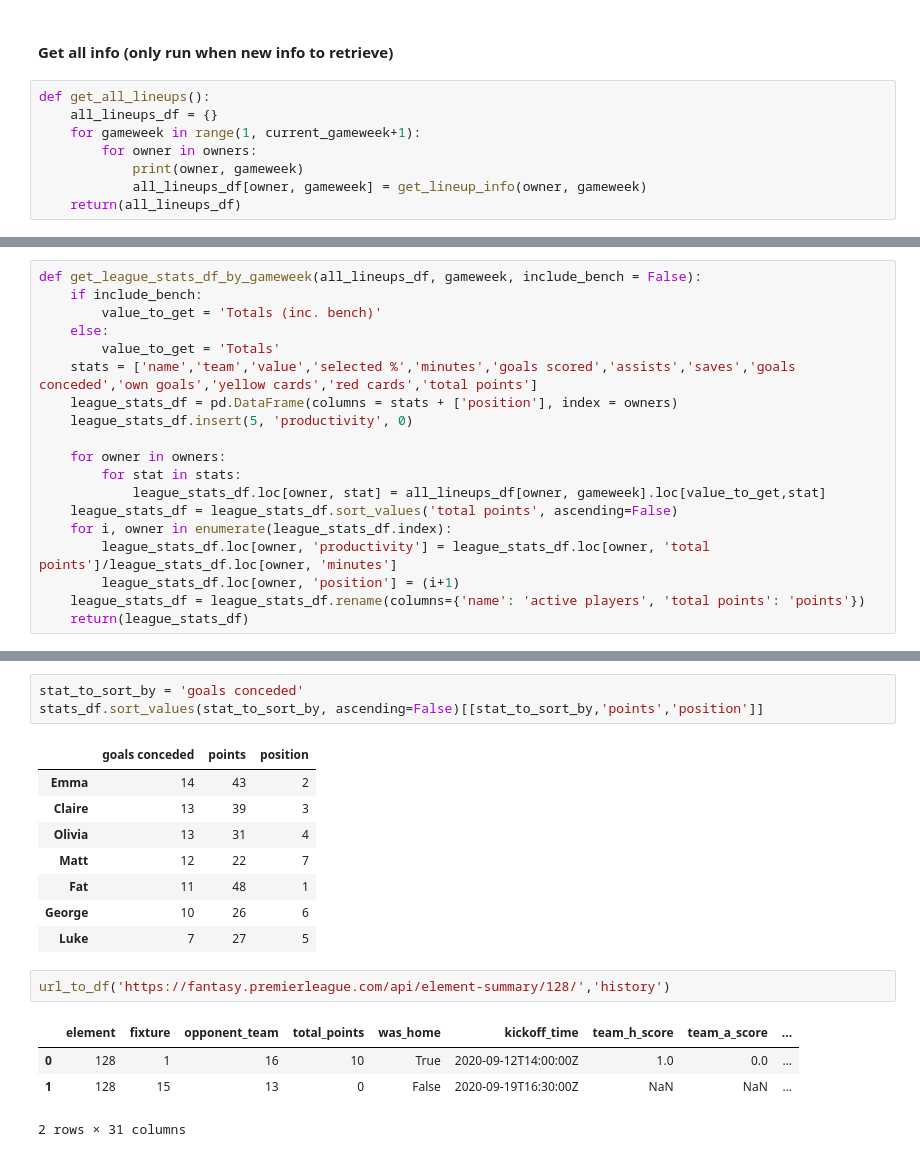
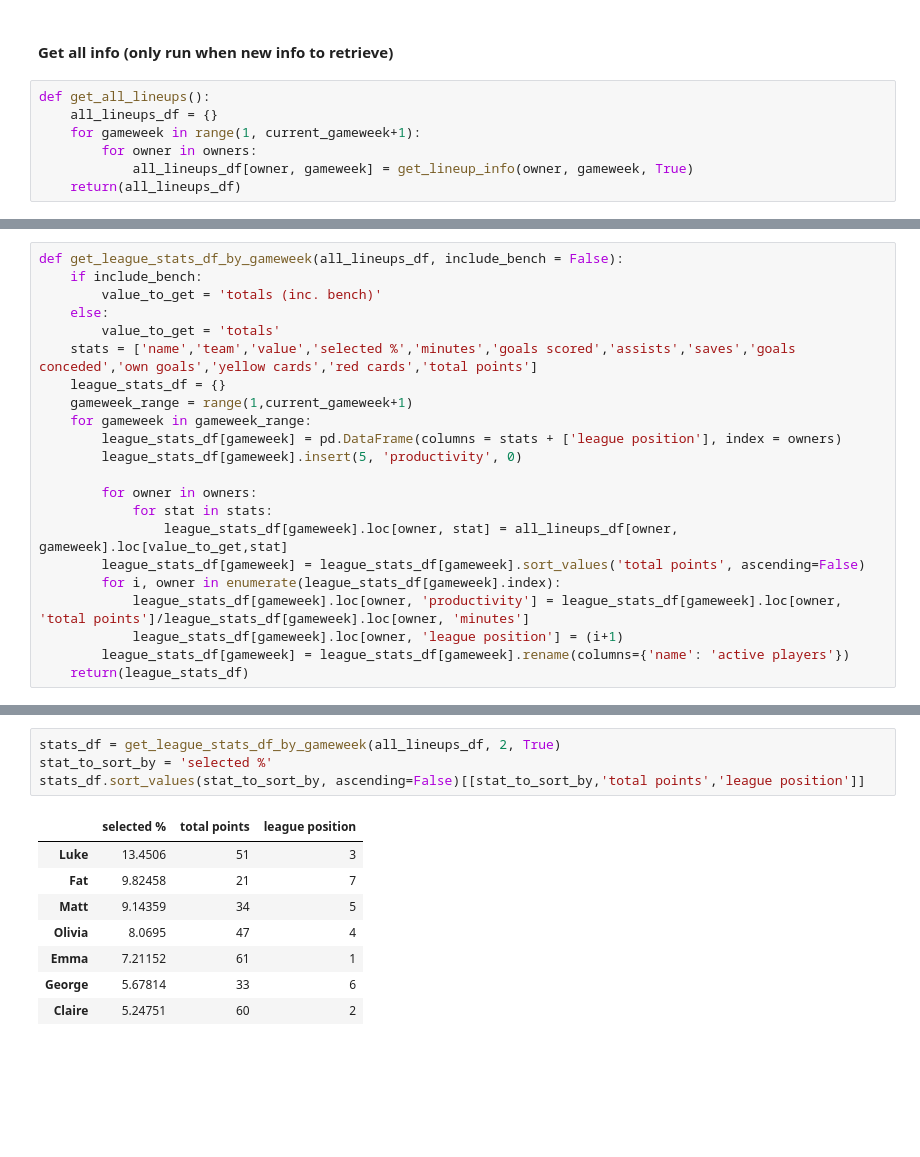
Before and after one commit to mattdanhall/fantasy_stats, a Jupyter notebook: fantasy_stats.ipynb, the cells around one changed output, grey strips where cells are left out. Saved outputs shown, nothing was run; the diff lists cells and outputs as text; blank space fills up the shorter version.

Commit message:
revamped stat df

```diff
--- a/fantasy_stats.ipynb
+++ b/fantasy_stats.ipynb
@@ -155,8 +174,7 @@ def get_all_lineups():
     all_lineups_df = {}
     for gameweek in range(1, current_gameweek+1):
         for owner in owners:
-            print(owner, gameweek)
-            all_lineups_df[owner, gameweek] = get_lineup_info(owner, gameweek)
+            all_lineups_df[owner, gameweek] = get_lineup_info(owner, gameweek, True)
     return(all_lineups_df)
 # %%
 all_lineups_df = get_all_lineups()
@@ -180,19 +204,22 @@ George 2
 # %%
-def get_league_stats_df_by_gameweek(all_lineups_df, gameweek, include_bench = False):
+def get_league_stats_df_by_gameweek(all_lineups_df, include_bench = False):
     if include_bench:
-        value_to_get = 'Totals (inc. bench)'
+        value_to_get = 'totals (inc. bench)'
     else:
-        value_to_get = 'Totals'
+        value_to_get = 'totals'
     stats = ['name','team','value','selected %','minutes','goals scored','assists','saves','goals conceded','own goals','yellow cards','red cards','total points']
-    league_stats_df = pd.DataFrame(columns = stats + ['position'], index = owners)
-    league_stats_df.insert(5, 'productivity', 0)
+    league_stats_df = {}
+    gameweek_range = range(1,current_gameweek+1)
+    for gameweek in gameweek_range:
+        league_stats_df[gameweek] = pd.DataFrame(columns = stats + ['league position'], index = owners)
+        league_stats_df[gameweek].insert(5, 'productivity', 0)
 
-    for owner in owners:
-        for stat in stats:
-            league_stats_df.loc[owner, stat] = all_lineups_df[owner, gameweek].loc[value_to_get,stat]
-    league_stats_df = league_stats_df.sort_values('total points', ascending=False)
-    for i, owner in enumerate(league_stats_df.index):
-        league_stats_df.loc[owner, 'productivity'] = league_stats_df.loc[owner, 'total points']/league_stats_df.loc[owner, 'minutes']
-        league_stats_df.loc[owner, 'position'] = (i+1)
-    league_stats_df = league_stats_df.rename(columns={'name': 'active players', 'total points': 'points'})
+        for owner in owners:
+            for stat in stats:
+                league_stats_df[gameweek].loc[owner, stat] = all_lineups_df[owner, gameweek].loc[value_to_get,stat]
+        league_stats_df[gameweek] = league_stats_df[gameweek].sort_values('total points', ascending=False)
+        for i, owner in enumerate(league_stats_df[gameweek].index):
+            league_stats_df[gameweek].loc[owner, 'productivity'] = league_stats_df[gameweek].loc[owner, 'total points']/league_stats_df[gameweek].loc[owner, 'minutes']
+            league_stats_df[gameweek].loc[owner, 'league position'] = (i+1)
+        league_stats_df[gameweek] = league_stats_df[gameweek].rename(columns={'name': 'active players'})
     return(league_stats_df)
@@ -224,19 +270,13 @@ stats_df
 # %%
-stat_to_sort_by = 'goals conceded'
-stats_df.sort_values(stat_to_sort_by, ascending=False)[[stat_to_sort_by,'points','position']]
+stats_df = get_league_stats_df_by_gameweek(all_lineups_df, 2, True)
+stat_to_sort_by = 'selected %'
+stats_df.sort_values(stat_to_sort_by, ascending=False)[[stat_to_sort_by,'total points','league position']]
 # %% [output]
-|  | goals conceded | points | position |
-| Emma | 14 | 43 | 2 |
-| Claire | 13 | 39 | 3 |
-| Olivia | 13 | 31 | 4 |
-| Matt | 12 | 22 | 7 |
-| Fat | 11 | 48 | 1 |
-| George | 10 | 26 | 6 |
-| Luke | 7 | 27 | 5 |
+|  | selected % | total points | league position |
+| Luke | 13.4506 | 51 | 3 |
+| Fat | 9.82458 | 21 | 7 |
+| Matt | 9.14359 | 34 | 5 |
+| Olivia | 8.0695 | 47 | 4 |
+| Emma | 7.21152 | 61 | 1 |
+| George | 5.67814 | 33 | 6 |
+| Claire | 5.24751 | 60 | 2 |
-# %%
-url_to_df('https://fantasy.premierleague.com/api/element-summary/128/','history')
-# %% [output]
-|  | element | fixture | opponent_team | total_points | was_home | kickoff_time | team_h_score | team_a_score | ... |
-| 0 | 128 | 1 | 16 | 10 | True | 2020-09-12T14:00:00Z | 1.0 | 0.0 | ... |
-| 1 | 128 | 15 | 13 | 0 | False | 2020-09-19T16:30:00Z | NaN | NaN | ... |
-2 rows × 31 columns
```
Also changed, not shown: parts of 15 cells of this notebook.
